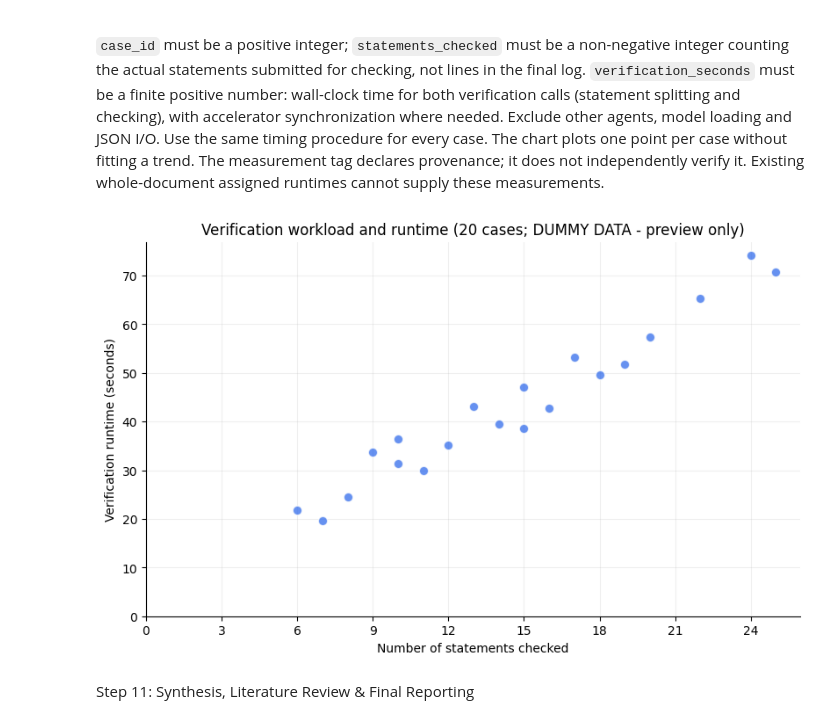
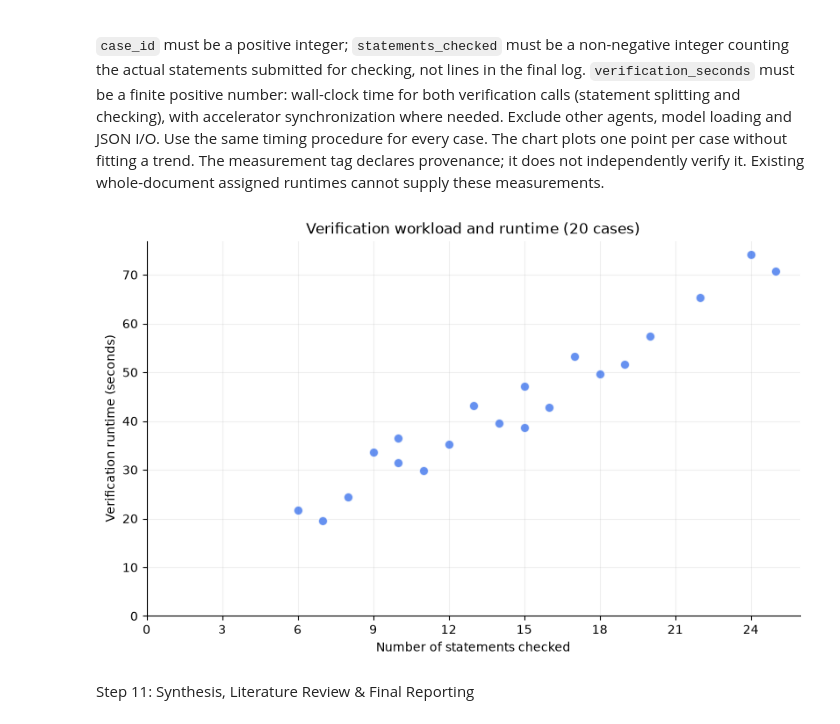
Before and after one commit to ymcx/nlp-project, a Jupyter notebook: main.ipynb, the cells around one changed output. Cells and saved outputs as stored; diff of their text form; code cells hidden in the pictures.

```diff
--- a/main.ipynb
+++ b/main.ipynb
@@ -1446,35 +1453,33 @@ def step10_plot_verification_runtime(payload, *, demo=False):
     ids = [record["case_id"] for record in records]
     if len(set(ids)) != len(ids):
         raise ValueError("Verification data must contain exactly one record per case_id.")
     counts = [step10_validate_measurement(row, "statements_checked", integer=True) for row in records]
     seconds = [step10_validate_measurement(row, "verification_seconds", positive=True) for row in records]
     fig, ax = plt.subplots(figsize=(8, 5), layout="constrained")
     ax.scatter(counts, seconds, color="#2563eb", alpha=0.7, edgecolors="white", s=55)
     ax.set_xlabel("Number of statements checked")
     ax.set_ylabel("Verification runtime (seconds)")
     status = "; partial checkpoint" if payload.get("complete") is False else ""
-    if demo:
-        status += "; DUMMY DATA - preview only"
     ax.set_title(f"Verification workload and runtime ({len(records)} cases{status})")
     ax.set_xlim(left=0)
     ax.set_ylim(bottom=0)
     ax.xaxis.set_major_locator(plt.MaxNLocator(integer=True))
     ax.set_axisbelow(True)
     ax.grid(alpha=0.2)
     ax.spines[["top", "right"]].set_visible(False)
     return fig, ax
 
 
 step10_use_dummy_data = True
 step10_usage_file = "step10_verification_demo" if step10_use_dummy_data else "step10_verification_usage"
 step10_verification_usage = step10_load_measurements(step10_usage_file)
 step10_runtime_figure, step10_runtime_axes = step10_plot_verification_runtime(
     step10_verification_usage, demo=step10_use_dummy_data,
 )
 from IPython.display import display
 display(step10_runtime_figure)
 plt.close(step10_runtime_figure)
 # %% [output]
-[figure, old version]
+[figure, new version]
 # %% [markdown]
 Step 11: Synthesis, Literature Review & Final Reporting
```
Also changed, not shown: parts of 6 cells of this notebook, 1 other file.
